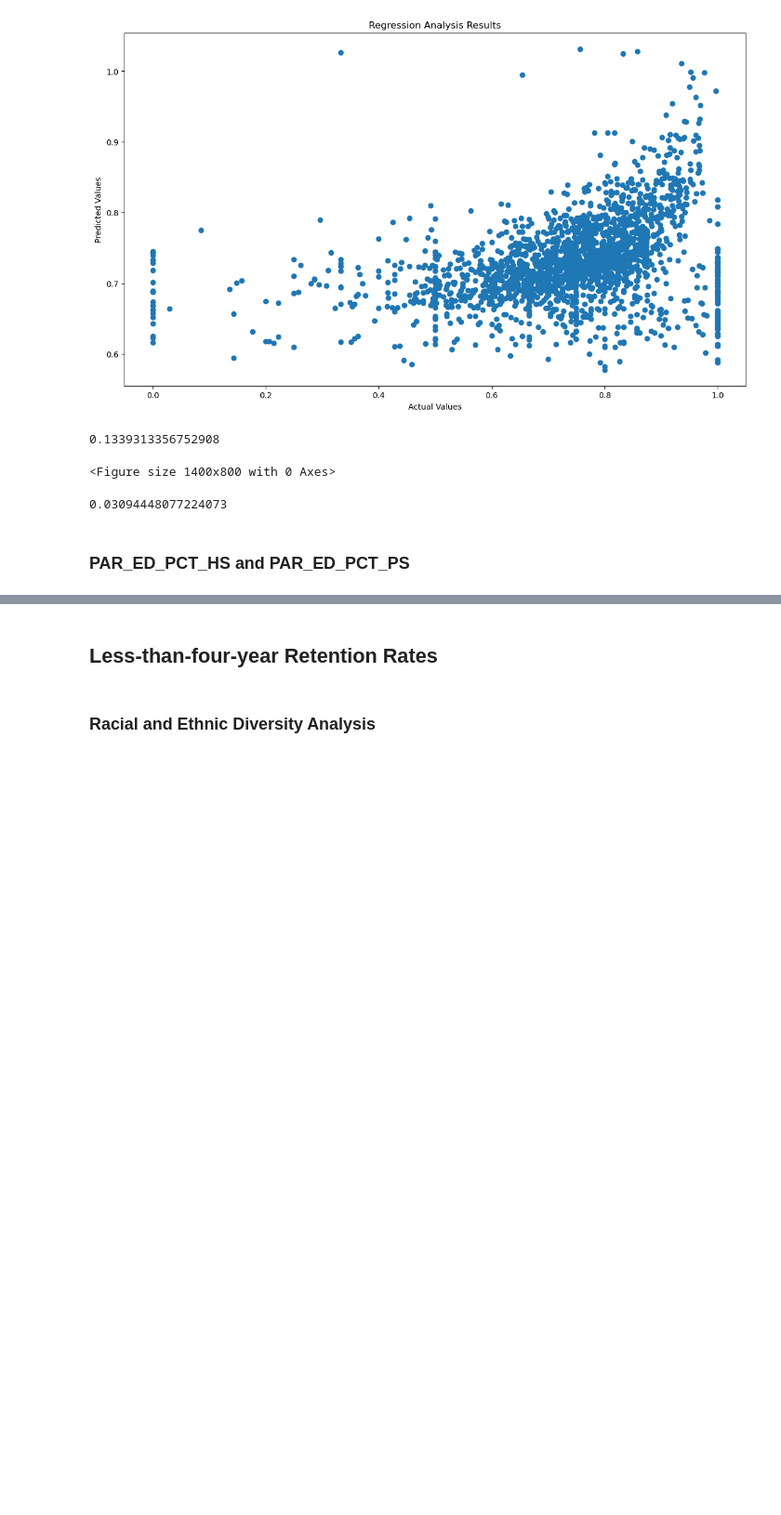
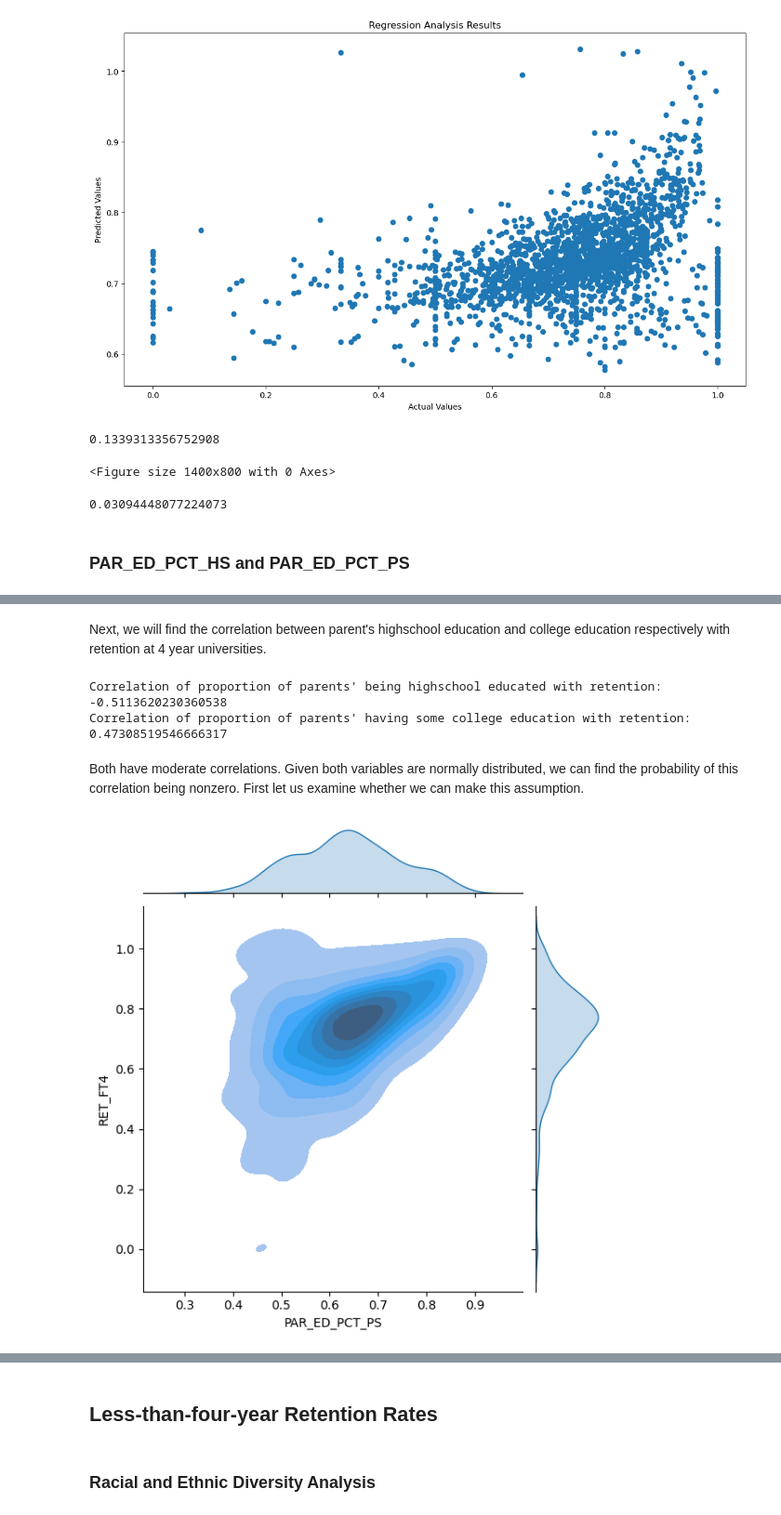
Before and after one commit to UCB-stat-159-s23/project-Group11, a Jupyter notebook: Prediction_Analysis.ipynb, the cells around one changed output, grey strips where cells are left out. Shown at 93% size. Cells and saved outputs as stored; diff of their text form; code cells hidden in the pictures; blank space fills up the shorter version.

Commit message:
add analysis for parent education features

```diff
--- a/Prediction_Analysis.ipynb
+++ b/Prediction_Analysis.ipynb
@@ -102,0 +106,3 @@ calculate_MSE(AVGFACSAL_FT4.RET_FT4, prediction_analysis(AVGFACSAL_FT4))
+# %%
+no_privacy_suppressed = data[["PAR_ED_PCT_PS", "PAR_ED_PCT_HS", "RET_FT4"]].replace("PrivacySuppressed", np.nan).dropna().astype(float)
+no_privacy_suppressed.head()
@@ -102,0 +116,18 @@ calculate_MSE(AVGFACSAL_FT4.RET_FT4, prediction_analysis(AVGFACSAL_FT4))
+# %% [markdown]
+Next, we will find the correlation between parent's highschool education and college education respectively with retention at 4 year universities.
+# %%
+
+corr_HS, p_value_HS = stats.pearsonr(no_privacy_suppressed['PAR_ED_PCT_HS'],  no_privacy_suppressed['RET_FT4'])
+corr_PS, p_value_PS = stats.pearsonr(no_privacy_suppressed["PAR_ED_PCT_PS"],  no_privacy_suppressed['RET_FT4'])
+
+print("Correlation of proportion of parents' being highschool educated with retention: " , corr_HS)
+print("Correlation of proportion of parents' having some college education with retention: " , corr_PS)
+# %% [output]
+Correlation of proportion of parents' being highschool educated with retention:  -0.5113620230360538
+Correlation of proportion of parents' having some college education with retention:  0.47308519546666317
+# %% [markdown]
+Both have moderate correlations. Given both variables are normally distributed, we can find the probability of this correlation being nonzero. First let us examine whether we can make this assumption.
+# %%
+sns.jointplot(data=no_privacy_suppressed, x='PAR_ED_PCT_PS', y='RET_FT4', kind='kde', fill='b');
+# %% [output]
+[figure, added]
```
Also changed, not shown: parts of 6 cells of this notebook.
